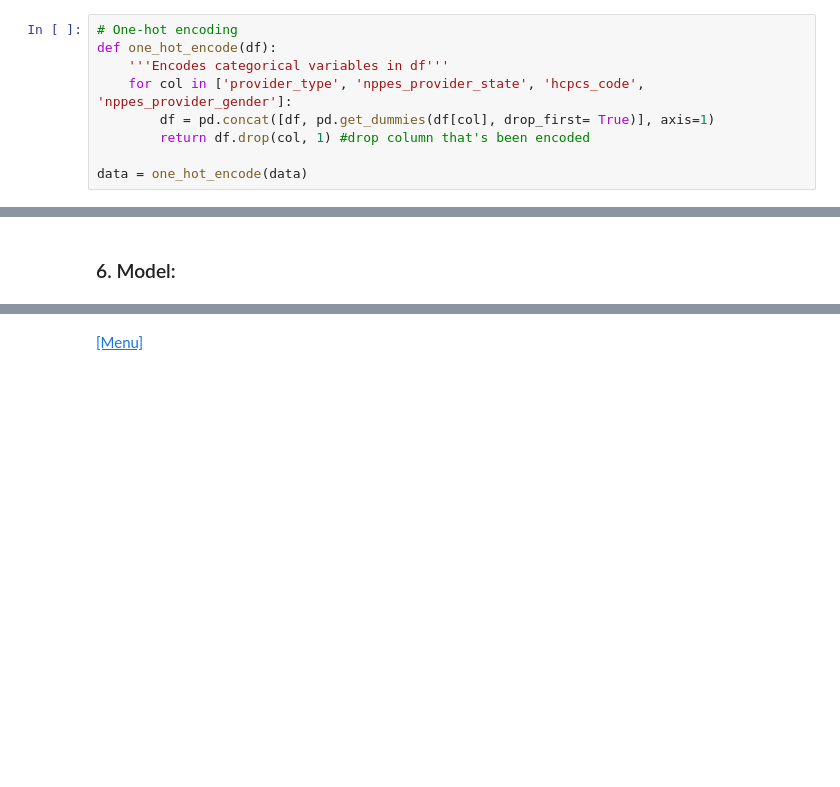
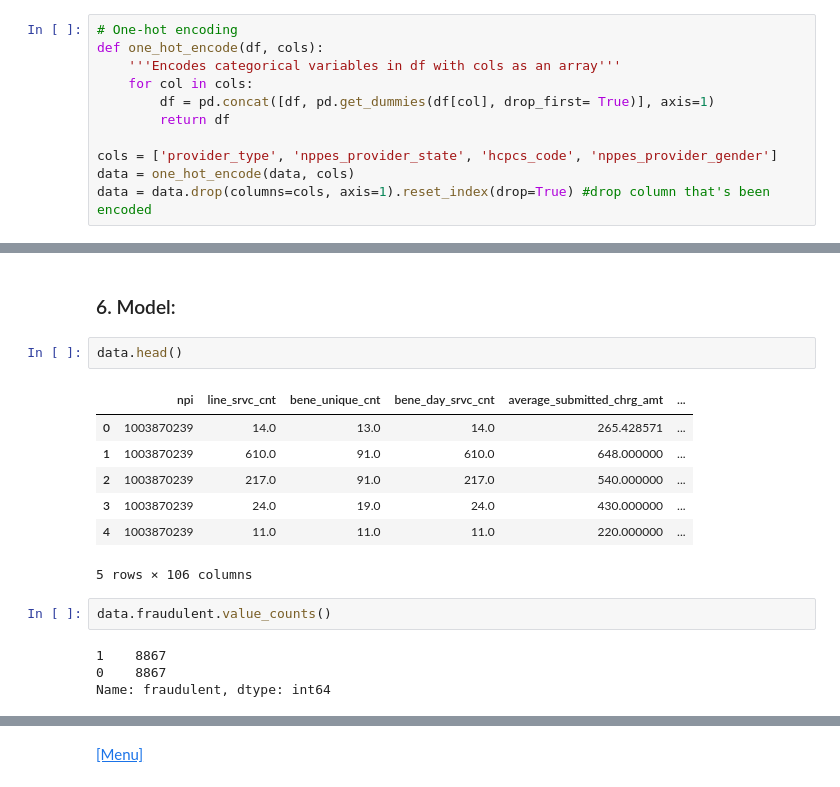
Before and after one commit to taidnguyen/healthcare-fraud-ai, a Jupyter notebook: main/Main.ipynb, the cells around one changed output, grey strips where cells are left out. Drawn from its saved outputs; the diff is of its cells as text; blank space fills up the shorter version.

```diff
--- a/main/Main.ipynb
+++ b/main/Main.ipynb
@@ -759,12 +759,14 @@ def scale_predictors(df):
 <a id='onehot'></a>
 # %%
 # One-hot encoding
-def one_hot_encode(df):
-    '''Encodes categorical variables in df'''
-    for col in ['provider_type', 'nppes_provider_state', 'hcpcs_code', 'nppes_provider_gender']:
+def one_hot_encode(df, cols):
+    '''Encodes categorical variables in df with cols as an array'''
+    for col in cols:
         df = pd.concat([df, pd.get_dummies(df[col], drop_first= True)], axis=1)
-        return df.drop(col, 1) #drop column that's been encoded
+        return df
 
-data = one_hot_encode(data)
+cols = ['provider_type', 'nppes_provider_state', 'hcpcs_code', 'nppes_provider_gender']
+data = one_hot_encode(data, cols)
+data = data.drop(columns=cols, axis=1).reset_index(drop=True) #drop column that's been encoded
 # %%
 display(data.shape)
@@ -777,3 +779,19 @@ There are 107 predictors after turning categories into dummy variables.
 <a id='train'></a>
 # %% [markdown]
 ### 6. Model:
+# %%
+data.head()
+# %% [output]
+|  | npi | line_srvc_cnt | bene_unique_cnt | bene_day_srvc_cnt | average_submitted_chrg_amt | ... |
+| 0 | 1003870239 | 14.0 | 13.0 | 14.0 | 265.428571 | ... |
+| 1 | 1003870239 | 610.0 | 91.0 | 610.0 | 648.000000 | ... |
+| 2 | 1003870239 | 217.0 | 91.0 | 217.0 | 540.000000 | ... |
+| 3 | 1003870239 | 24.0 | 19.0 | 24.0 | 430.000000 | ... |
+| 4 | 1003870239 | 11.0 | 11.0 | 11.0 | 220.000000 | ... |
+5 rows × 106 columns
+# %%
+data.fraudulent.value_counts()
+# %% [output]
+1    8867
+0    8867
+Name: fraudulent, dtype: int64
```
Also changed, not shown: parts of 5 cells of this notebook, 1 other file.
